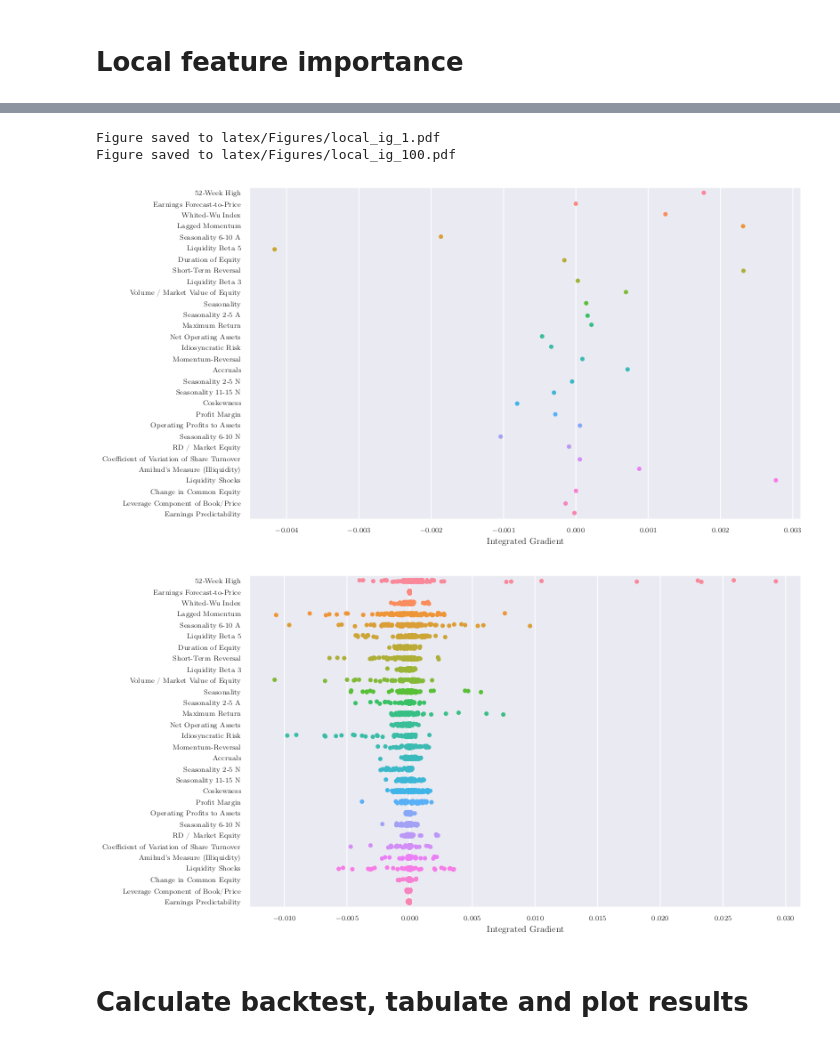
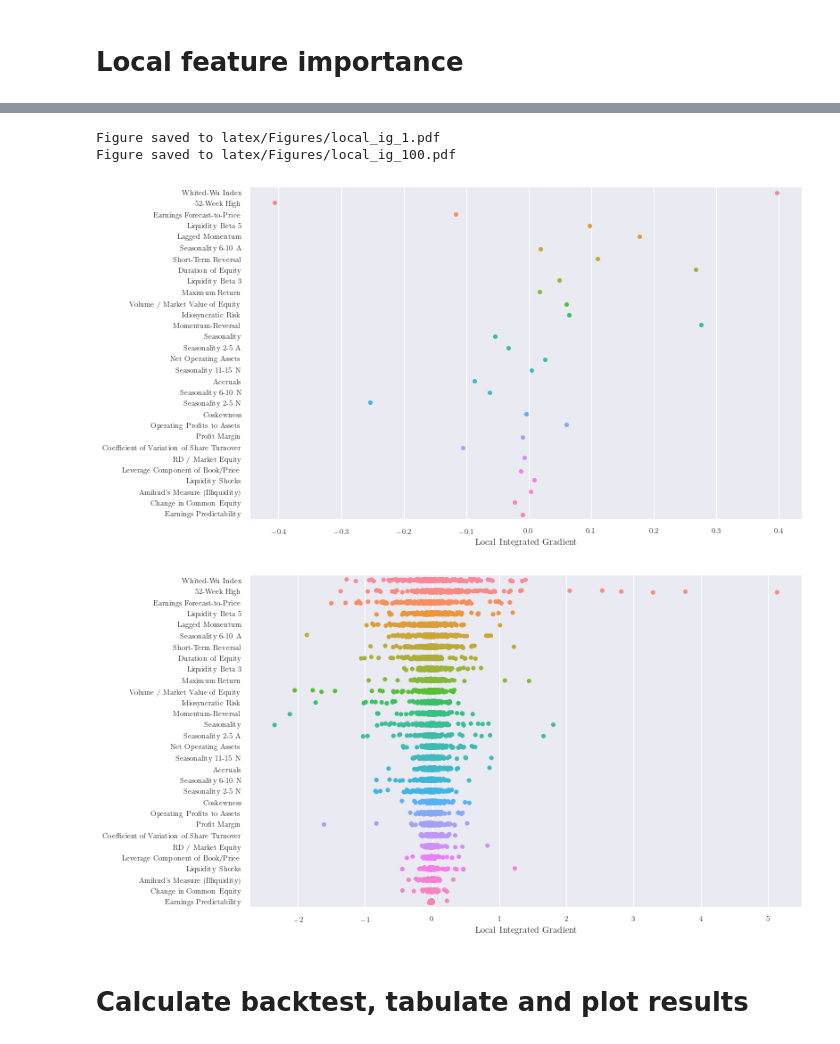
Before and after one commit to karolinachalupova/DiplomaThesis, a Jupyter notebook: figures.ipynb, the cells around one changed output, grey strips where cells are left out. Cells and saved outputs as stored; diff of their text form; code cells hidden in the pictures.

Commit message:
Update figures

```diff
--- a/figures.ipynb
+++ b/figures.ipynb
@@ -23,6 +23,27 @@ import seaborn as sns
 from data import Meta
 meta = Meta()
 meta.load()
+# %%
+r = Results('results/all/ensembles')
+r.load(adjust_index=False)
+r.rename(['nn_name'])
+
+dfs_to_plot = {
+    'ig':r.ig.groupby(r.ar.nn_name).mean().transpose()*100,
+    'mr':r.mr.groupby(r.ar.nn_name).mean().transpose(),
+    'pr':r.pr.groupby(r.ar.nn_name).mean().transpose()*100}
+
+vmins = {
+    'ig':0,
+    'mr':1,
+    'pr':0
+}
+
+SORTINGS = {
+    'ig': dfs_to_plot.get('ig')[["NN1","NN2","NN3","NN4"]].mean(axis=1).sort_values(ascending=False).index,
+    'mr': dfs_to_plot.get('mr')[["NN1","NN2","NN3","NN4"]].mean(axis=1).sort_values(ascending=False).index,
+    'pr': dfs_to_plot.get('pr')[["NN1","NN2","NN3","NN4"]].mean(axis=1).sort_values(ascending=False).index,
+}
 # %% [markdown]
 # Descriptives of target variable
 # %%
@@ -95,0 +112,5 @@ df = lig.df[sortings.get('ig').values.tolist()]
+# %%
+lig = figures.LocalIG('models/nn1/ensembles', hidden_layers="32")
+
+lig.load(sorting=SORTINGS.get('ig').values.tolist())
+lig.df = lig.df*100
@@ -96,11 +210,11 @@ df = lig.df[sortings.get('ig').values.tolist()]
 # %%
-lig.plot_all_observations(df[:1],xlabel="Integrated Gradient", p ="latex/Figures/local_ig_1.pdf")
-lig.plot_all_observations(df[:100],xlabel="Integrated Gradient", p ="latex/Figures/local_ig_100.pdf")
+lig.plot_all_observations(lig.df[:1],xlabel="Local Integrated Gradient", p ="latex/Figures/local_ig_1.pdf")
+lig.plot_all_observations(lig.df.sample(200),xlabel="Local Integrated Gradient", p ="latex/Figures/local_ig_100.pdf")
 # %% [output]
 Figure saved to latex/Figures/local_ig_1.pdf
 Figure saved to latex/Figures/local_ig_100.pdf
-[figure, old version]
+[figure, new version]
-[figure, old version]
+[figure, new version]
 # %% [markdown]
 # Calculate backtest, tabulate and plot results
 # %%
```
Also changed, not shown: parts of 11 cells of this notebook.
